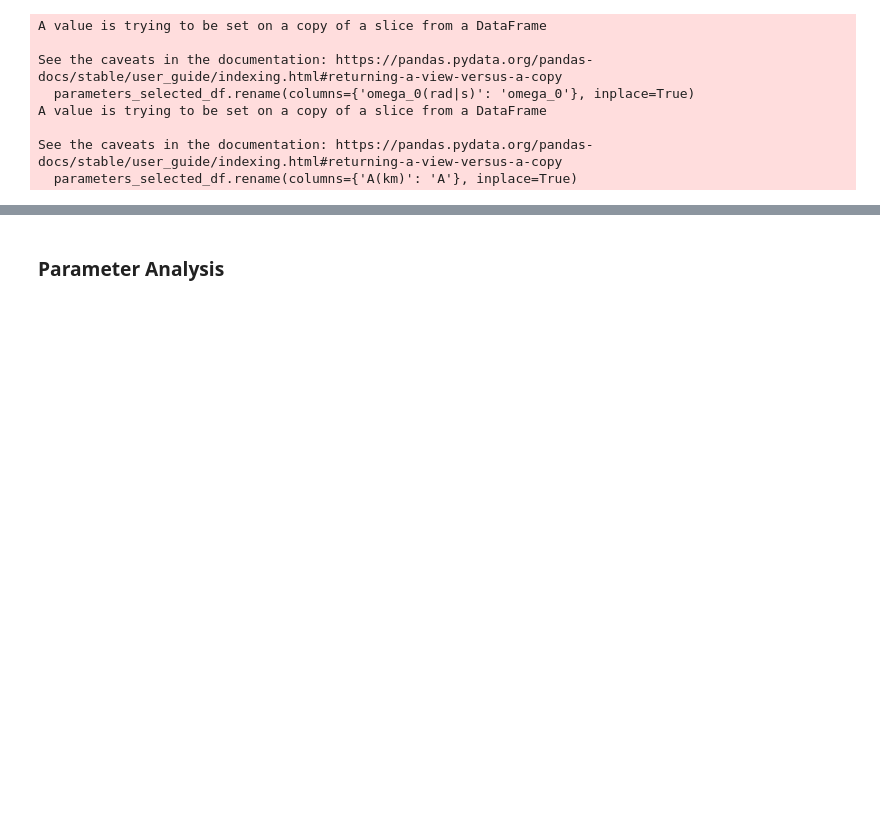
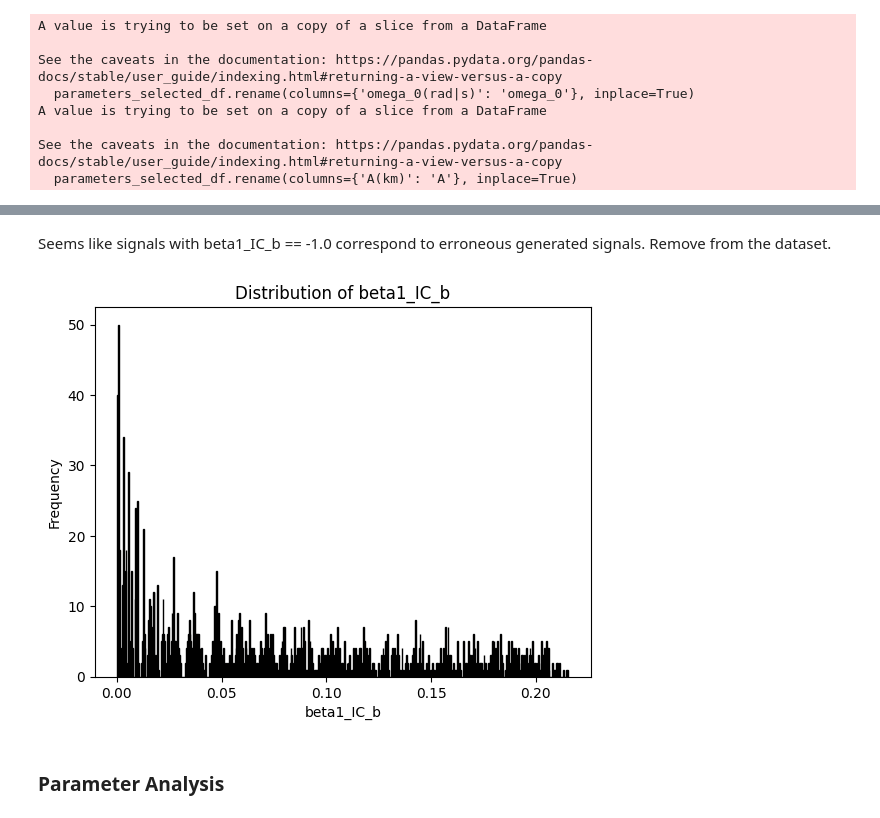
Before and after one commit to the-tarin/gw-generative-models, a Jupyter notebook: analysis/parameter_analysis.ipynb, the cells around one changed output, grey strips where cells are left out. Saved outputs shown, nothing was run; the diff lists cells and outputs as text; code cells hidden in the pictures; blank space fills up the shorter version.

Commit message:
remove erroneous signals (T/|W| == -1.0) and re-analyse data

```diff
--- a/analysis/parameter_analysis.ipynb
+++ b/analysis/parameter_analysis.ipynb
@@ -32,0 +66,2 @@ See the caveats in the documentation: https://pandas.pydata.org/pandas-docs/stab
+# %% [markdown]
+Seems like signals with beta1_IC_b == -1.0 correspond to erroneous generated signals. Remove from the dataset.
@@ -33,3 +70,11 @@ See the caveats in the documentation: https://pandas.pydata.org/pandas-docs/stab
+# %%
+plt.hist(parameters_selected_df['beta1_IC_b'], bins=500, edgecolor='k')  # You can adjust the number of bins as needed
+plt.xlabel('beta1_IC_b')
+plt.ylabel('Frequency')
+plt.title('Distribution of beta1_IC_b')
+plt.show()
+# %% [output]
+[figure, added]
 # %% [markdown]
 ### Parameter Analysis
 # %% [markdown]
```
Also changed, not shown: parts of 14 cells of this notebook, 1 other file.
